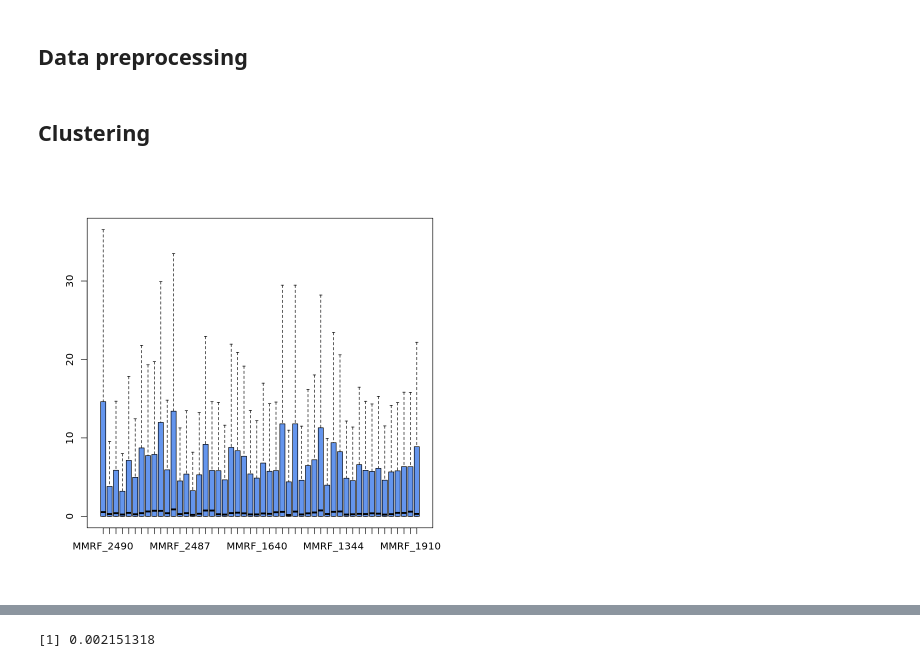
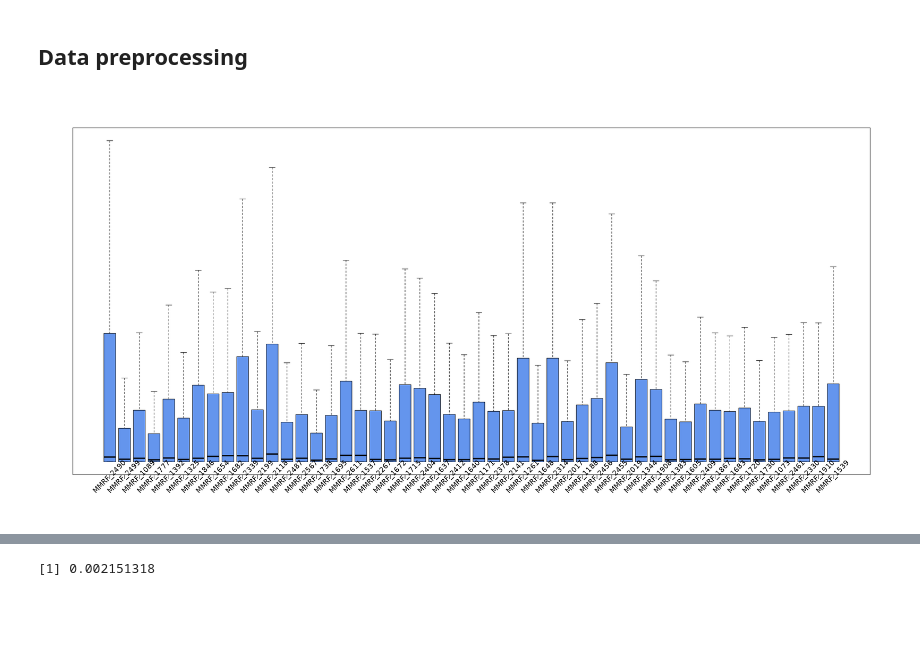
Before and after one commit to katwre/owkin, a Jupyter notebook: Multiple_Myeloma_data_challenge.ipynb, the cells around one changed output, grey strips where cells are left out. Cells and saved outputs as stored; diff of their text form; code cells hidden in the pictures; blank space fills up the shorter version.

```diff
--- a/Multiple_Myeloma_data_challenge.ipynb
+++ b/Multiple_Myeloma_data_challenge.ipynb
@@ -199,33 +174,42 @@ D_PFS
 # %% [markdown]
 Data preprocessing
 ---------------------
-# %% [markdown]
-Clustering
----------------------
 # %%
+options(repr.plot.width=20, repr.plot.height=10)
+
+
 # we organized the crowd sourced Multiple Myeloma DREAM Challenge,
 # focusing on predicting high risk, defined as disease progression
 # or death prior to 18 months from diagnosis.
+
 
 
 #----------------- Preprocess the input data
 
 edata = expression_data
 
-# filter genes that have at 18 counts
-# to make sure that I work on genes that are expressed
-#edata = expression_data[rowMeans(expression_data)>18,]
+
+
 
 
 # make sure that I all samples that I am going to analyse
 # have also labels
 colnames(edata) = gsub("_1_BM","",colnames(edata))
 intersect_labels = intersect(colnames(edata),annot_data$Patient)
 edata_m = edata[, match(intersect_labels, colnames(edata), nomatch = 0)]
 annot_data_m = annot_data[match(intersect_labels, annot_data$Patient, nomatch = 0), ]
 #sum(colnames(edata_m)==annot_data_m$Patient) == length(colnames(edata_m))
 
 # TODO: color-code it by HR FLAF, and labels 45 degrees
-boxplot(edata_m[,1:50],outline=FALSE,col="cornflowerblue")
+bp <- boxplot(edata_m[,1:50],outline=FALSE,col="cornflowerblue", xaxt = "n", yaxt = "n")
+tick <- seq_along(bp$names)
+axis(1, at = tick, labels = FALSE)
+text(tick, par("usr")[3] - 0.3, bp$names, srt = 45, xpd = TRUE)
+
+#library(reshape2)
+#mt = melt(edata_m[,1:50])
+#ggplot(mt, aes(x = variable, y = value)) +
+#  geom_boxplot()
+#print(head(edata_m[,1:50]))
 # %% [output]
-[figure, old version]
+[figure, new version]
```
Also changed, not shown: parts of 18 cells of this notebook.
